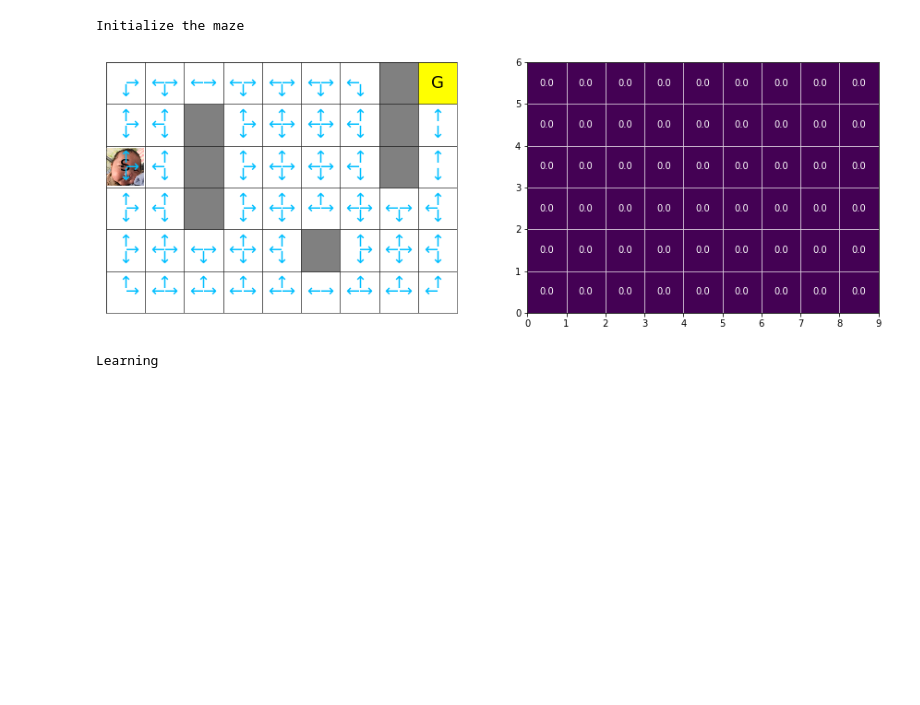
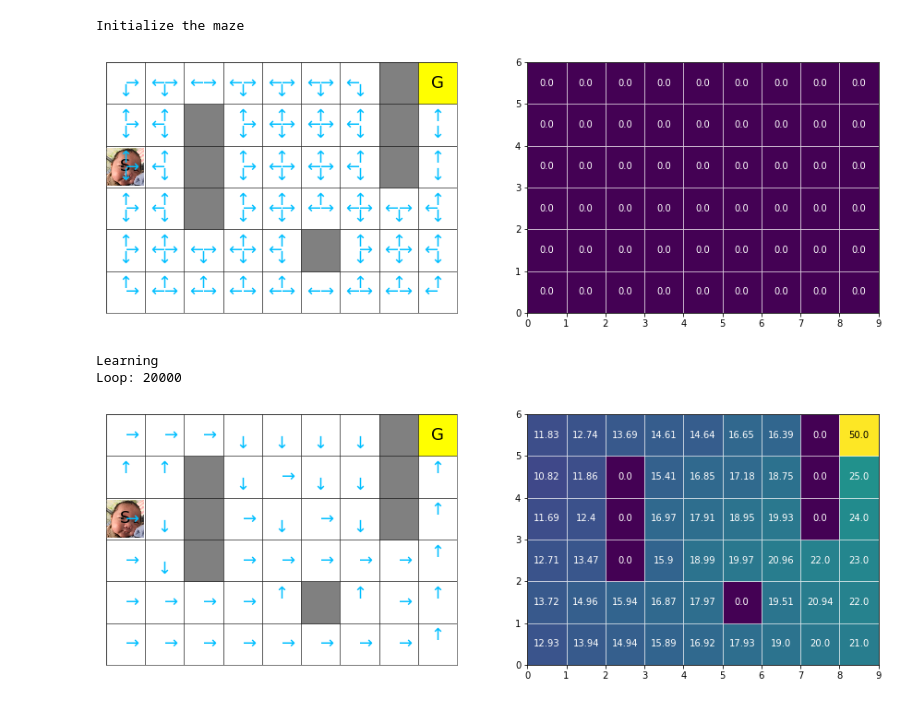
Before and after one commit to Tao4free/Reinforcement_Learning, a Jupyter notebook: maze_optimal_path/maze_optimal_path_monte_carlo_methods.ipynb, the cells around one changed output. Saved outputs shown, nothing was run; the diff lists cells and outputs as text; code cells hidden in the pictures; blank space fills up the shorter version.

```diff
--- a/maze_optimal_path/maze_optimal_path_monte_carlo_methods.ipynb
+++ b/maze_optimal_path/maze_optimal_path_monte_carlo_methods.ipynb
@@ -440,24 +497,17 @@ class RL_mc:
 # %%
 %%time
 
 print("Initialize the maze")
 maze = Maze()
 maze.draw()
 
-# print("Animaton: Show actions in random policy")
-# maze.animate()
-# display(maze.anim)
-
 print("Learning")
 rlmc = RL_mc(maze)
-rlmc.es(numEpisode=10)
-# rlmc.drawEpisode()
+rlmc.es(numEpisode=20000)
 maze.draw()
-
-# print("Animaton: Show actions in optimal policy")
-# maze.animate()
-# display(maze.anim)
 # %% [output]
 Initialize the maze
 [figure]
 Learning
+Loop: 20000
+[figure, added]
```
Also changed, not shown: parts of 10 cells of this notebook.
